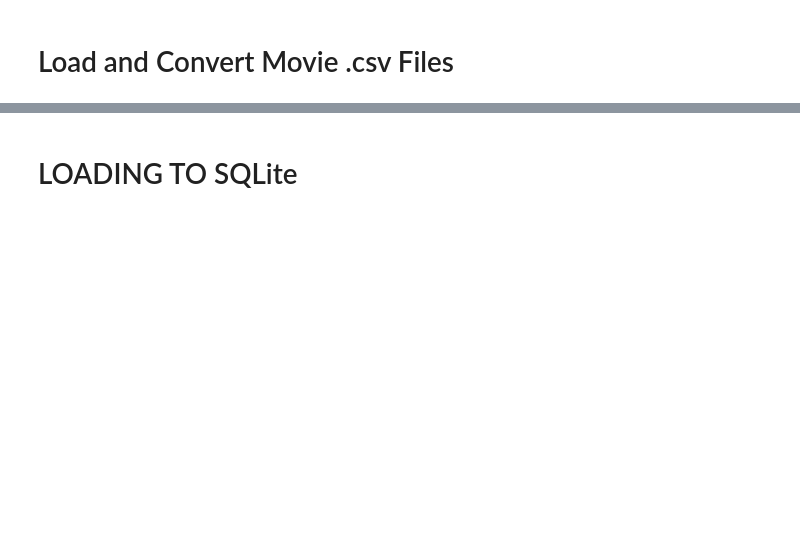
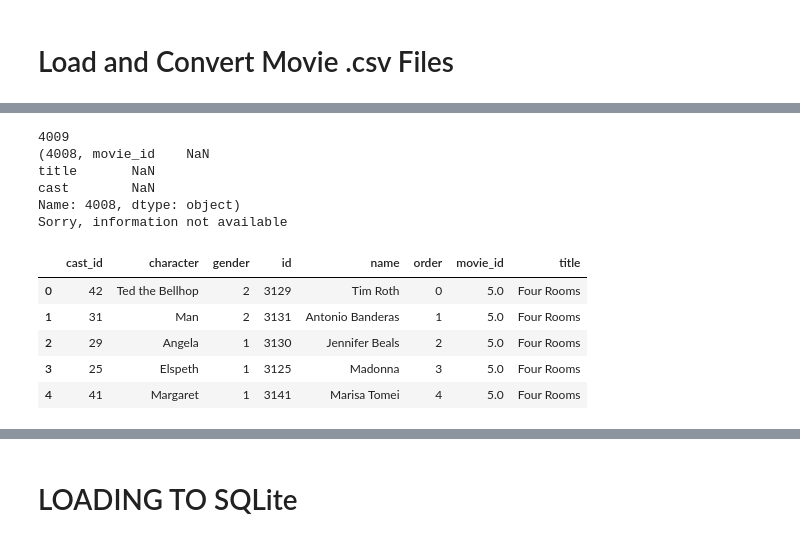
Before and after one commit to DZweiback/Say-My-Name-Say-My-Name, a Jupyter notebook: Say My Name.ipynb, the cells around one changed output, grey strips where cells are left out. Cells and saved outputs as stored; diff of their text form; code cells hidden in the pictures; blank space fills up the shorter version.

```diff
--- a/Say My Name.ipynb
+++ b/Say My Name.ipynb
@@ -162,26 +140,40 @@ creditsDF.head()
 # %%
 # Convert 'cast' list of dictionaries in JSON to a dataframe; Loop through all of the dictionaries and append to the dataframe.
 # Add the movie_id for each record and Drop the 'credit_id' field
 
 counter = 0
 #print(type(creditsDF))
 character_df = pd.DataFrame(columns=['cast_id', 'character', 'gender', 'id', 'name', 'order', 'movie_id', 'title'])
 for row in creditsDF.iterrows():
     counter = counter + 1
     #print(counter)                                 #Keep to show counter for debugging
     castListDF = row[1][2]
     #print(row)                                     #Keep to print each row for debugging
     try:
         ch_data = json.loads(castListDF)
     except Exception as e:
+        print(counter)
         print(row)
         print('Sorry, information not available')
         pass
     ch_df = pd.DataFrame(ch_data)                   #Builds a new dataframe for each movie "ch_df"
     ch_df['movie_id'] = row[1]['movie_id']          #Adds the movie id to each row in the "ch_df" dataframe
     ch_df['title'] = row[1]['title']                #Adds the movie title to each row in the dataframe
     ch_df.drop(columns=['credit_id'], inplace=True) #Drops the credit_id from the dataframe
     character_df=character_df.append(ch_df)         #Appends the new dataframe to the main "character_df"
     #if counter >= 500:                             #Keep to break after short run for debugging
         #break
-#character_df.head
+character_df.head()
+# %% [output]
+4009
+(4008, movie_id    NaN
+title       NaN
+cast        NaN
+Name: 4008, dtype: object)
+Sorry, information not available
+|  | cast_id | character | gender | id | name | order | movie_id | title |
+| 0 | 42 | Ted the Bellhop | 2 | 3129 | Tim Roth | 0 | 5.0 | Four Rooms |
+| 1 | 31 | Man | 2 | 3131 | Antonio Banderas | 1 | 5.0 | Four Rooms |
+| 2 | 29 | Angela | 1 | 3130 | Jennifer Beals | 2 | 5.0 | Four Rooms |
+| 3 | 25 | Elspeth | 1 | 3125 | Madonna | 3 | 5.0 | Four Rooms |
+| 4 | 41 | Margaret | 1 | 3141 | Marisa Tomei | 4 | 5.0 | Four Rooms |
```
Also changed, not shown: parts of 28 cells of this notebook.
